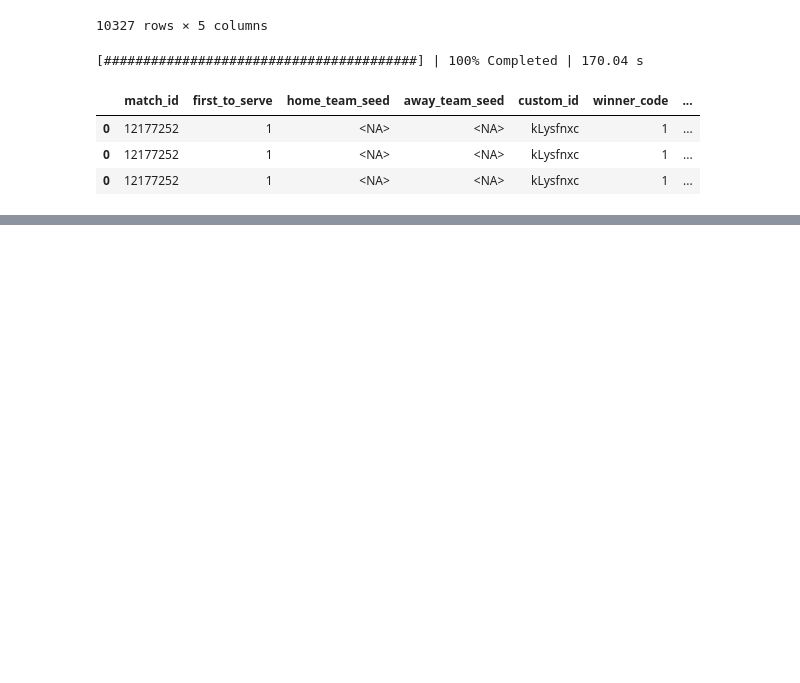
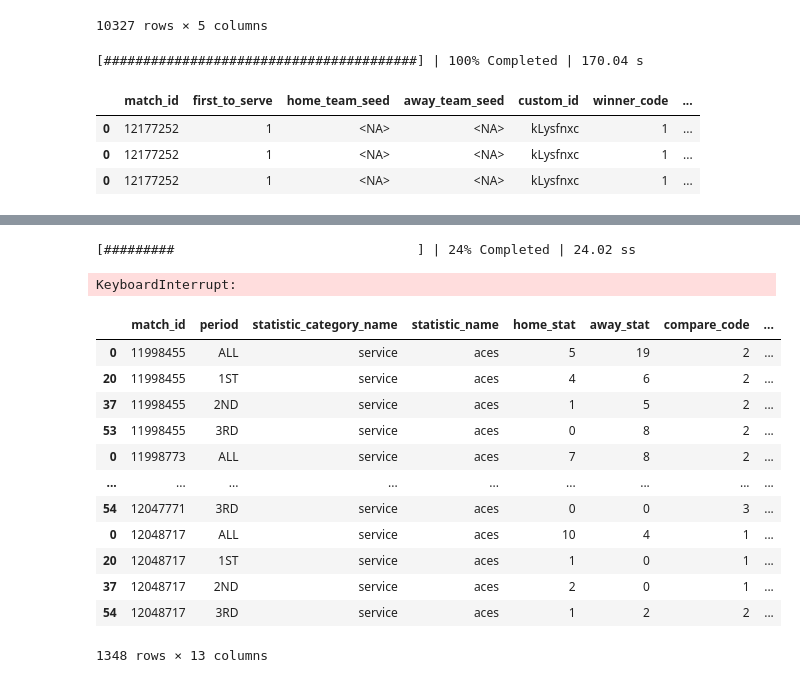
Before and after one commit to HosseinMohammadi00427/Analysis-Project, a Jupyter notebook: Project.ipynb, the cells around one changed output, grey strips where cells are left out. Saved outputs shown, nothing was run; the diff lists cells and outputs as text; code cells hidden in the pictures; blank space fills up the shorter version.

```diff
--- a/Project.ipynb
+++ b/Project.ipynb
@@ -172,0 +272,22 @@ res[res.match_id == 12177252]
+# %%
+with ProgressBar():
+    res = dd.read_parquet(render_addresses('stats'), columns = ['match_id','period','statistic_name','home_stat','away_stat']).compute()
+# %% [output]
+[#########                               ] | 24% Completed | 24.02 ss
+KeyboardInterrupt:
+# %%
+df_.query("statistic_name == 'aces'")
+# %% [output]
+|  | match_id | period | statistic_category_name | statistic_name | home_stat | away_stat | compare_code | ... |
+| 0 | 11998455 | ALL | service | aces | 5 | 19 | 2 | ... |
+| 20 | 11998455 | 1ST | service | aces | 4 | 6 | 2 | ... |
+| 37 | 11998455 | 2ND | service | aces | 1 | 5 | 2 | ... |
+| 53 | 11998455 | 3RD | service | aces | 0 | 8 | 2 | ... |
+| 0 | 11998773 | ALL | service | aces | 7 | 8 | 2 | ... |
+| ... | ... | ... | ... | ... | ... | ... | ... | ... |
+| 54 | 12047771 | 3RD | service | aces | 0 | 0 | 3 | ... |
+| 0 | 12048717 | ALL | service | aces | 10 | 4 | 1 | ... |
+| 20 | 12048717 | 1ST | service | aces | 1 | 0 | 1 | ... |
+| 37 | 12048717 | 2ND | service | aces | 2 | 0 | 1 | ... |
+| 54 | 12048717 | 3RD | service | aces | 1 | 2 | 2 | ... |
+1348 rows × 13 columns
```
Also changed, not shown: parts of 8 cells of this notebook.
